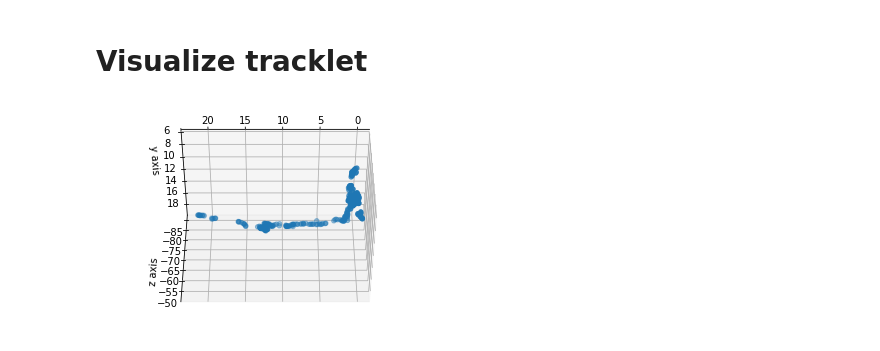
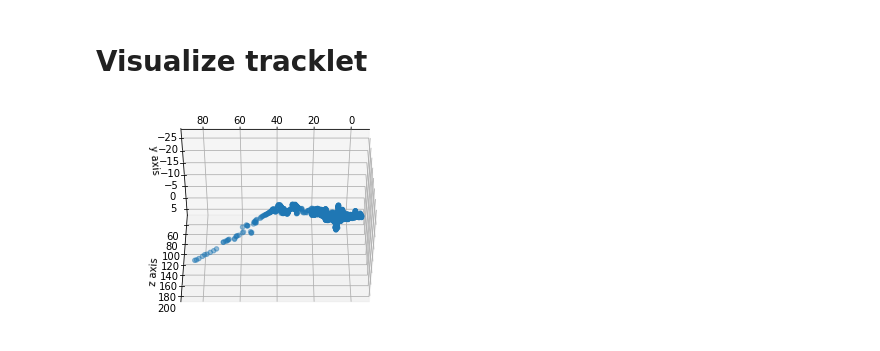
Before and after one commit to YuanxianH/BicycleBehaviorAnalysis, a Jupyter notebook: demo_loc.ipynb, the cells around one changed output. Saved outputs shown, nothing was run; the diff lists cells and outputs as text; code cells hidden in the pictures.

```diff
--- a/demo_loc.ipynb
+++ b/demo_loc.ipynb
@@ -100,8 +97,8 @@ D2 = intrinsic_paras.getNode('D2').mat()
 # %%
 # Read Images
 
-img_left = cv2.imread(work_path+'img/3500_left.jpg')
-img_right = cv2.imread(work_path+'img/3500_right.jpg')
+img_left = cv2.imread(work_path+'img/2000_left.jpg')
+img_right = cv2.imread(work_path+'img/2000_right.jpg')
 
 img_left_pil = Image.fromarray(img_left.copy()[...,::-1])
 img_right_pil = Image.fromarray(img_right.copy()[...,::-1])
@@ -206,7 +203,7 @@ COI = ['person','bicycle','car','motorcycle','bus','train','truck']
 
 write_flag = True
 if write_flag:
-    out = cv2.VideoWriter('result/roadtest_3DandCatHistory.avi',cv2.VideoWriter_fourcc(*'XVID'), fps, (w//2,2*h))
+    out = cv2.VideoWriter('result/roadtest_COCO.avi',cv2.VideoWriter_fourcc(*'XVID'), fps, (w//2,2*h))
 fontsize = 25
 current_frame_num = 0 #当前帧数
 # %% [markdown]
@@ -266,7 +259,7 @@ while cap.isOpened():
         box_matched = np.array(box_matched)
         pt2D_l = np.ones((3,1),dtype='float')#left center of box
         pt2D_r = np.ones((3,1),dtype='float')#righr center of box
-        pt2D_l[:2,0] = (boxes[i,:2] + boxes[i,2:])/2.
+        pt2D_l[:2,0] = boxes[i,:2] + boxes[i,2:]
         pt2D_r[:2,0] = (box_matched[:2] + box_matched[2:])/2.
 
         # triangulation
@@ -324,7 +317,7 @@ cv2.destroyAllWindows()
 import pickle
 import json
 tracks = tracker.tracks + tracker.deleted_tracks
-pickle.dump(tracks,open('result/tracks_pickle.txt', 'wb') )
+pickle.dump(tracks,open('result/tracks_pickle_COCO.txt', 'wb') )
 
 # sort tracks by track id
 track_ids = [t.track_id for t in tracks]
@@ -332,7 +325,7 @@ idx = np.array(np.argsort(track_ids),dtype='int32')
 tracks = [tracks[i] for i in idx]
 
 # output tracks into json file
-output_path = "result/tracking_result.json"
+output_path = "result/tracking_result_COCO.json"
 tracks_dict_list = []
 for track in tracks:
     track_dict = {}
@@ -350,22 +343,22 @@ with open(output_path,"w") as f:
 # %%
 import json
 # load data
 with open("result/tracking_result.json","r") as f:
     tracks_json = json.load(f)
 
-track_id = 528 #要查看的track的ID
+track_id = 429 #要查看的track的ID
 fig = plt.figure()
 ax = fig.gca(projection='3d')
 track = tracks_json[track_id]
-# X朝左, Z朝后
+# X朝右, Z朝前
 ax.scatter(track["XYZs"][0], track["XYZs"][1], track["XYZs"][2], 'b.')
 ax.set_xlabel('x axis')
 ax.set_ylabel('y axis')
 ax.set_zlabel('z axis')
 ax.view_init(elev=135, azim=90)
 plt.show()
 # %% [output]
-[figure, old version]
+[figure, new version]
 # %%
 #俯视图
 plt.scatter(track["XYZs"][0],track["XYZs"][2])
```
Also changed, not shown: parts of 13 cells of this notebook, 7 other files.
